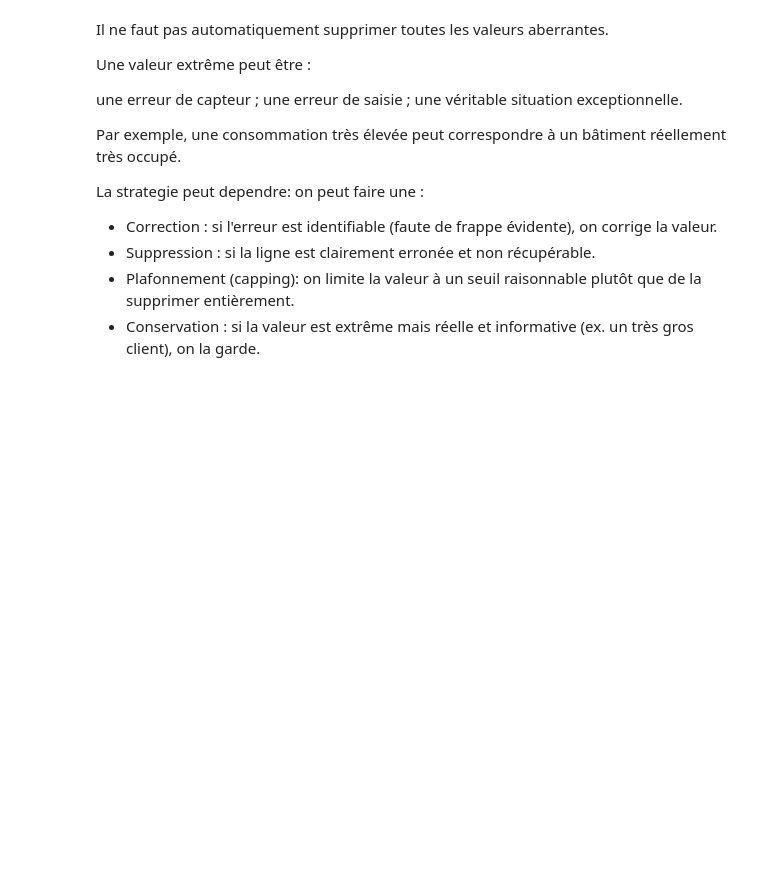
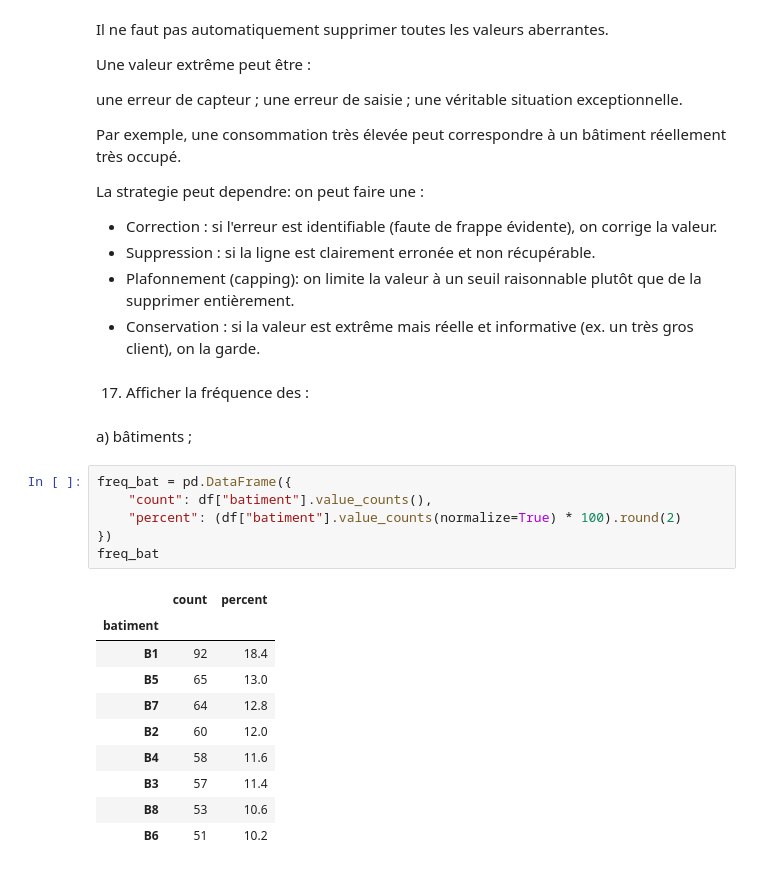
Before and after one commit to khadidiatoungom4-ai/Atelier_Pr-paration_de_donn-es_tabulaires-, a Jupyter notebook: notebooks/atelier_prepa_donnees_tab.ipynb, the cells around one changed output. Drawn from its saved outputs; the diff is of its cells as text; blank space fills up the shorter version.

```diff
--- a/notebooks/atelier_prepa_donnees_tab.ipynb
+++ b/notebooks/atelier_prepa_donnees_tab.ipynb
@@ -491,3 +491,24 @@ La strategie peut dependre: on peut faire une :
 - Suppression : si la ligne est clairement erronée et non récupérable.
 - Plafonnement (capping): on limite la valeur à un seuil raisonnable plutôt que de la supprimer entièrement.
 - Conservation : si la valeur est extrême mais réelle et informative (ex. un très gros client), on la garde.
+# %% [markdown]
+17) Afficher la fréquence des :
+# %% [markdown]
+a) bâtiments ;
+# %%
+freq_bat = pd.DataFrame({
+    "count": df["batiment"].value_counts(),
+    "percent": (df["batiment"].value_counts(normalize=True) * 100).round(2)
+})
+freq_bat
+# %% [output]
+|  | count | percent |
+| batiment |  |  |
+| B1 | 92 | 18.4 |
+| B5 | 65 | 13.0 |
+| B7 | 64 | 12.8 |
+| B2 | 60 | 12.0 |
+| B4 | 58 | 11.6 |
+| B3 | 57 | 11.4 |
+| B8 | 53 | 10.6 |
+| B6 | 51 | 10.2 |
```
Also changed, not shown: parts of 11 cells of this notebook.
